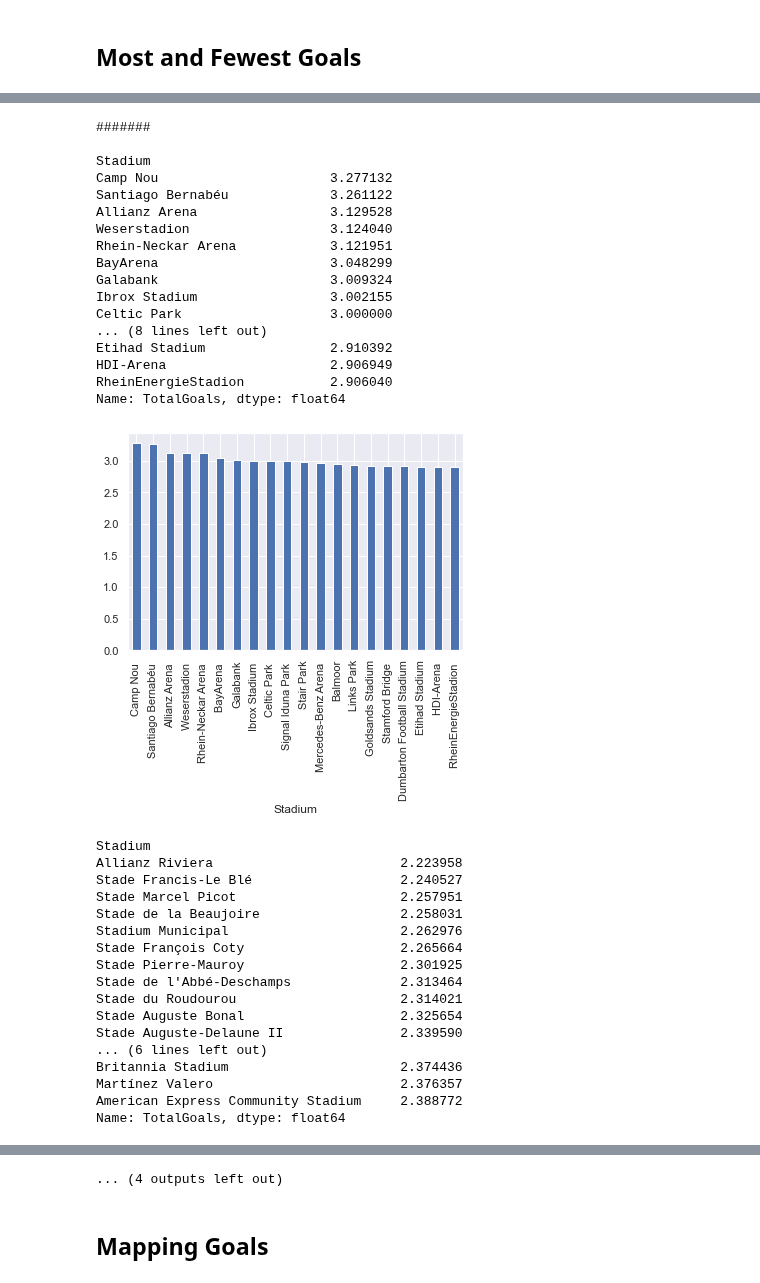
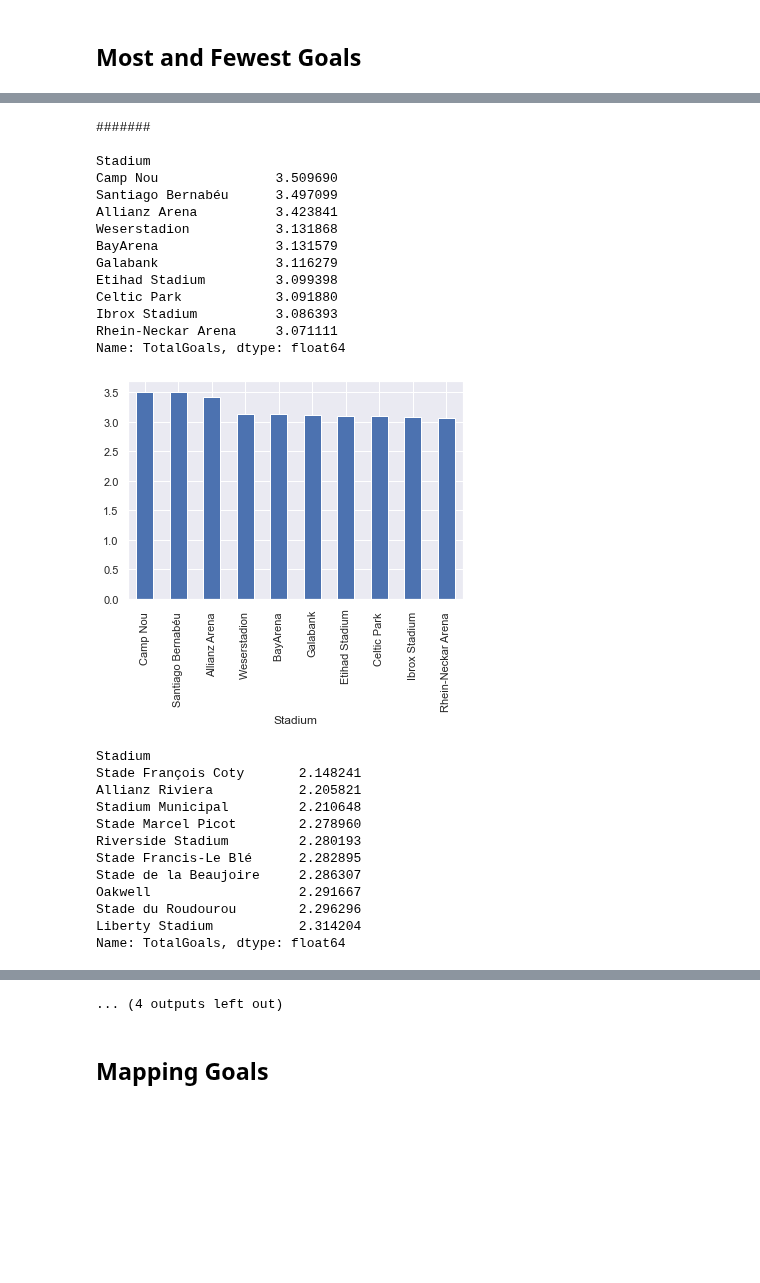
Before and after one commit to deacona/the-ball-is-round, a Jupyter notebook: notebooks/club_01_goals_around_europe.ipynb, the cells around one changed output, grey strips where cells are left out. Saved outputs shown, nothing was run; the diff lists cells and outputs as text; code cells hidden in the pictures; blank space fills up the shorter version.

```diff
--- a/notebooks/club_01_goals_around_europe.ipynb
+++ b/notebooks/club_01_goals_around_europe.ipynb
@@ -20,0 +20,11 @@ df.shape
+# %%
+df = utilities.get_master("fulldata")
+
+df = df[df.HomeAway == "Home"]
+
+attrib_cols = ["HomeAway", "Season", "Country", "Tier", "Team", "Manager", "Stadium", "Referee", "Latitude", "Longitude"]
+metric_cols = ["Goals", "GoalsOpp", "TotalGoals"]
+
+df = df[attrib_cols + metric_cols]
+
+df.shape
@@ -28,9 +57,10 @@ array([[<AxesSubplot:title={'center':'TotalGoals'}>]], dtype=object)
 # %%
 for col in ["Season", "Country", "Tier"]:
     print("\n#######\n")
-    GpG = df.groupby(col).TotalGoals.sum() / df.groupby(col).TotalGoals.count()
-    print(GpG)
-    GpG.plot(kind="bar")
+    GpG = df[[col, "TotalGoals"]].groupby(col)
+    print(GpG.describe(include="all"))
+    df[[col, "TotalGoals"]].boxplot(by=col).get_figure().gca().set_title("")
+    plt.xticks(rotation=90)
     plt.show()
 # %% [output]
 #######
@@ -80,13 +112,17 @@ Name: TotalGoals, dtype: float64
 # %% [markdown]
 ## Most and Fewest Goals
 # %%
-top_n = 20
+min_games = 50
+top_n = 10
+
 for col in ["Team", "Manager", "Stadium", "Referee"]:
     print("\n#######\n")
     for asc in [False, True]:
-        GpG = (df.groupby(col).TotalGoals.sum() / df.groupby(col).TotalGoals.count()).sort_values(ascending=asc).head(top_n)
-        print(GpG)
-        GpG.plot(kind="bar")
+        top = df[df[col].isin(df[col].value_counts()[df[col].value_counts() > min_games].index)].groupby(col).TotalGoals
+        top = top.mean().sort_values(ascending=asc).head(top_n)
+        print(top)
+        top.plot(kind="bar")
+        plt.xticks(rotation=90)
         plt.show()
 # %% [output]
 #######
@@ -164,35 +184,27 @@ Name: TotalGoals, dtype: float64
 #######
 
 Stadium
-Camp Nou                      3.277132
-Santiago Bernabéu             3.261122
-Allianz Arena                 3.129528
-Weserstadion                  3.124040
-Rhein-Neckar Arena            3.121951
-BayArena                      3.048299
-Galabank                      3.009324
-Ibrox Stadium                 3.002155
-Celtic Park                   3.000000
-... (8 lines left out)
-Etihad Stadium                2.910392
-HDI-Arena                     2.906949
-RheinEnergieStadion           2.906040
+Camp Nou               3.509690
+Santiago Bernabéu      3.497099
+Allianz Arena          3.423841
+Weserstadion           3.131868
+BayArena               3.131579
+Galabank               3.116279
+Etihad Stadium         3.099398
+Celtic Park            3.091880
+Ibrox Stadium          3.086393
+Rhein-Neckar Arena     3.071111
 Name: TotalGoals, dtype: float64
-[figure, old version]
+[figure, new version]
 Stadium
-Allianz Riviera                        2.223958
-Stade Francis-Le Blé                   2.240527
-Stade Marcel Picot                     2.257951
-Stade de la Beaujoire                  2.258031
-Stadium Municipal                      2.262976
-Stade François Coty                    2.265664
-Stade Pierre-Mauroy                    2.301925
-Stade de l'Abbé-Deschamps              2.313464
-Stade du Roudourou                     2.314021
-Stade Auguste Bonal                    2.325654
-Stade Auguste-Delaune II               2.339590
-... (6 lines left out)
-Britannia Stadium                      2.374436
-Martínez Valero                        2.376357
-American Express Community Stadium     2.388772
+Stade François Coty       2.148241
+Allianz Riviera           2.205821
+Stadium Municipal         2.210648
+Stade Marcel Picot        2.278960
+Riverside Stadium         2.280193
+Stade Francis-Le Blé      2.282895
+Stade de la Beaujoire     2.286307
+Oakwell                   2.291667
+Stade du Roudourou        2.296296
+Liberty Stadium           2.314204
 Name: TotalGoals, dtype: float64
```
Also changed, not shown: parts of 8 cells of this notebook.
